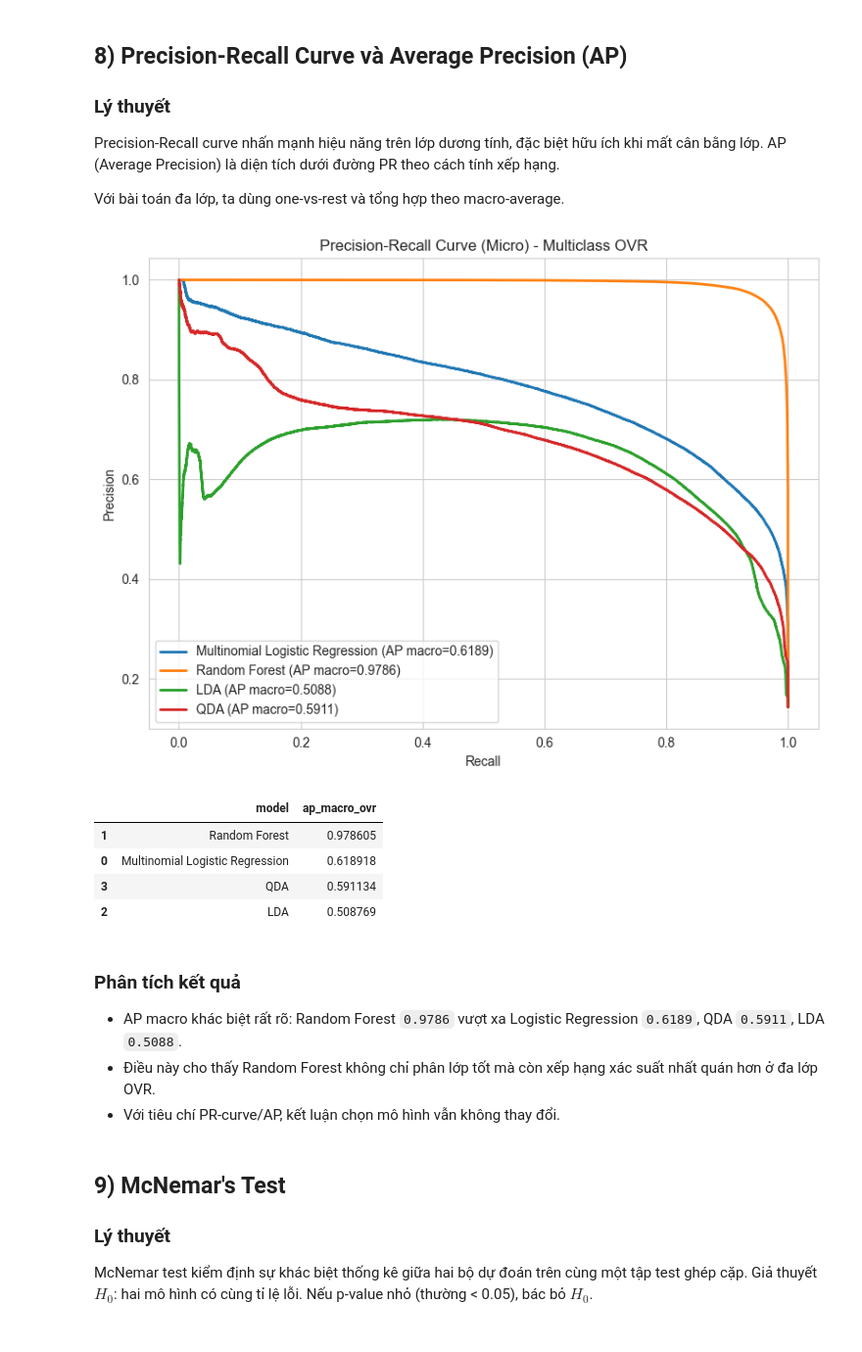
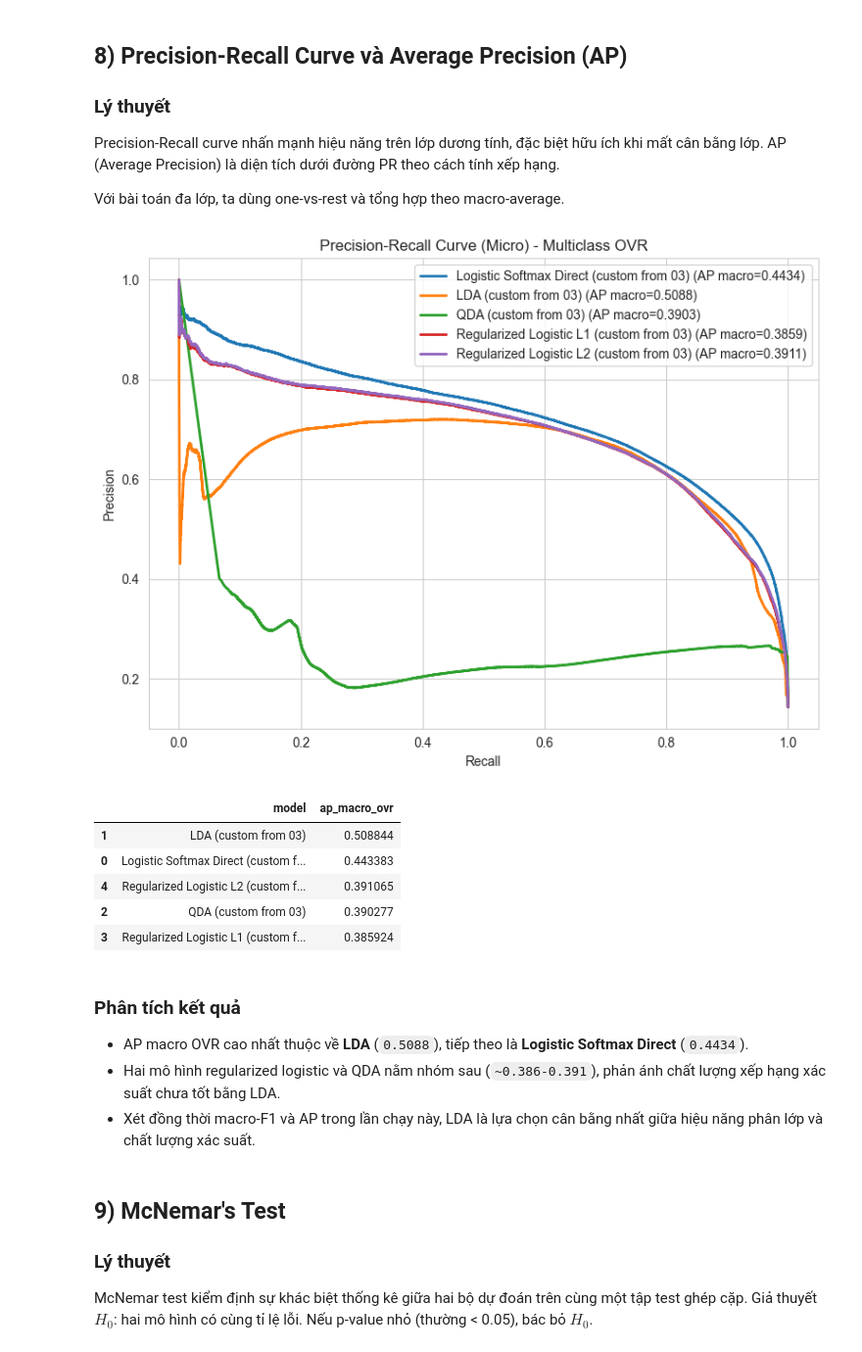
Before and after one commit to nh-atuan/supervised-learning-project, a Jupyter notebook: code/Part2_Classification/evaluation/04_evaluation.ipynb, the cells around one changed output. Shown at 98% size. Cells and saved outputs as stored; diff of their text form; code cells hidden in the pictures.

```diff
--- a/code/Part2_Classification/evaluation/04_evaluation.ipynb
+++ b/code/Part2_Classification/evaluation/04_evaluation.ipynb
@@ -146,6 +204,6 @@ summary_df
 # %%
 # Hiển thị một bảng gọn cho mỗi mô hình (gồm per-class + accuracy/macro avg/weighted avg)
-for model_name in models.keys():
+for model_name in per_class_tables.keys():
     print(f'===== {model_name} - per-class metrics =====')
 
     class_df = per_class_tables[model_name].copy()
@@ -393,21 +496,29 @@ plt.show()
 ### Lý thuyết
 Tổng hợp tất cả mô hình trong một bảng thống nhất giúp đối chiếu nhanh giữa metric phân lớp đa lớp và metric nhị phân (AUC/AP) nếu cần.
 # %%
-comparison_df = summary_df.copy()
-comparison_df['auc_binary_ovr'] = np.nan
-comparison_df['ap_binary_ovr'] = np.nan
+comparison_multiclass_df = summary_df.copy()
+comparison_multiclass_df['auc_binary_ovr'] = np.nan
+comparison_multiclass_df['ap_binary_ovr'] = np.nan
+comparison_multiclass_df['group'] = 'multiclass'
 
+binary_rows = []
 for row in binary_auc_df.itertuples(index=False):
-    target_name = row.model.replace('Binary ', '')
-    matched = comparison_df['model'].str.contains(target_name, case=False)
-    comparison_df.loc[matched, 'auc_binary_ovr'] = row.auc
+    model_name = row.model
+    ap_value = average_precision_score(y_test_bin, binary_probs[model_name])
+    binary_rows.append(
+        {
+            'model': model_name,
+            'accuracy': np.nan,
+            'precision_macro': np.nan,
+            'recall_macro': np.nan,
+            'f1_macro': np.nan,
+            'auc_binary_ovr': float(row.auc),
+            'ap_binary_ovr': float(ap_value),
+            'group': 'binary_ovr',
+        }
+    )
 
-for name, y_prob in binary_probs.items():
-    ap = average_precision_score(y_test_bin, y_prob)
-    target_name = name.replace('Binary ', '')
-    matched = comparison_df['model'].str.contains(target_name, case=False)
-    comparison_df.loc[matched, 'ap_binary_ovr'] = ap
-
-comparison_df = comparison_df.sort_values(by='f1_macro', ascending=False).reset_index(drop=True)
+comparison_binary_df = pd.DataFrame(binary_rows)
+comparison_df = pd.concat([comparison_multiclass_df, comparison_binary_df], ignore_index=True)
 comparison_df
 # %% [output]
@@ -486,37 +607,41 @@ Với bài toán đa lớp, ta dùng one-vs-rest và tổng hợp theo macro-ave
 # %%
 y_test_bin_multi = label_binarize(y_test, classes=class_labels)
 
 ap_rows = []
 plt.figure(figsize=(8, 6))
 
-for model_name in models.keys():
-    y_proba = probabilities[model_name]
+for model_name, y_proba in probabilities.items():
+    if y_proba is None:
+        print(f"[WARN] Skip PR/AP for {model_name}: model không trả về xác suất.")
+        continue
+
     precision_micro, recall_micro, _ = precision_recall_curve(y_test_bin_multi.ravel(), y_proba.ravel())
     ap_macro = average_precision_score(y_test_bin_multi, y_proba, average='macro')
     plt.plot(recall_micro, precision_micro, lw=2, label=f'{model_name} (AP macro={ap_macro:.4f})')
     ap_rows.append({'model': model_name, 'ap_macro_ovr': ap_macro})
 
 plt.xlabel('Recall')
 plt.ylabel('Precision')
 plt.title('Precision-Recall Curve (Micro) - Multiclass OVR')
 plt.legend()
 plt.tight_layout()
 plt.show()
 
 ap_df = pd.DataFrame(ap_rows).sort_values(by='ap_macro_ovr', ascending=False)
 ap_df
 # %% [output]
-[figure, old version]
+[figure, new version]
 |  | model | ap_macro_ovr |
-| 1 | Random Forest | 0.978605 |
-| 0 | Multinomial Logistic Regression | 0.618918 |
-| 3 | QDA | 0.591134 |
-| 2 | LDA | 0.508769 |
+| 1 | LDA (custom from 03) | 0.508844 |
+| 0 | Logistic Softmax Direct (custom f... | 0.443383 |
+| 4 | Regularized Logistic L2 (custom f... | 0.391065 |
+| 2 | QDA (custom from 03) | 0.390277 |
+| 3 | Regularized Logistic L1 (custom f... | 0.385924 |
 # %% [markdown]
 ### Phân tích kết quả
-- AP macro khác biệt rất rõ: Random Forest `0.9786` vượt xa Logistic Regression `0.6189`, QDA `0.5911`, LDA `0.5088`.
-- Điều này cho thấy Random Forest không chỉ phân lớp tốt mà còn xếp hạng xác suất nhất quán hơn ở đa lớp OVR.
-- Với tiêu chí PR-curve/AP, kết luận chọn mô hình vẫn không thay đổi.
+- AP macro OVR cao nhất thuộc về **LDA** (`0.5088`), tiếp theo là **Logistic Softmax Direct** (`0.4434`).
+- Hai mô hình regularized logistic và QDA nằm nhóm sau (`~0.386-0.391`), phản ánh chất lượng xếp hạng xác suất chưa tốt bằng LDA.
+- Xét đồng thời macro-F1 và AP trong lần chạy này, LDA là lựa chọn cân bằng nhất giữa hiệu năng phân lớp và chất lượng xác suất.
 # %% [markdown]
 ## 9) McNemar's Test
 ### Lý thuyết
```
Also changed, not shown: parts of 27 cells of this notebook, 1 other file.
